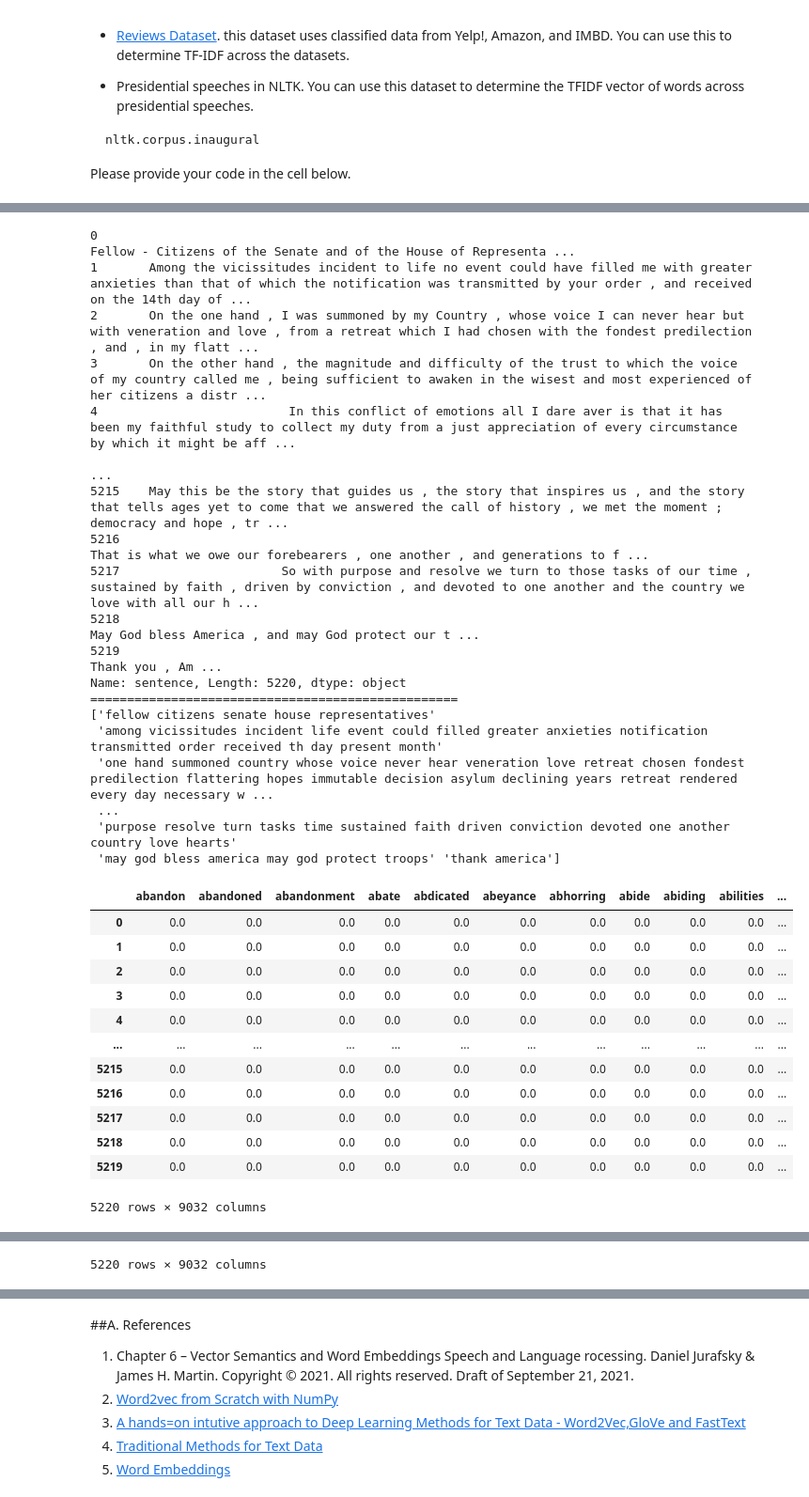
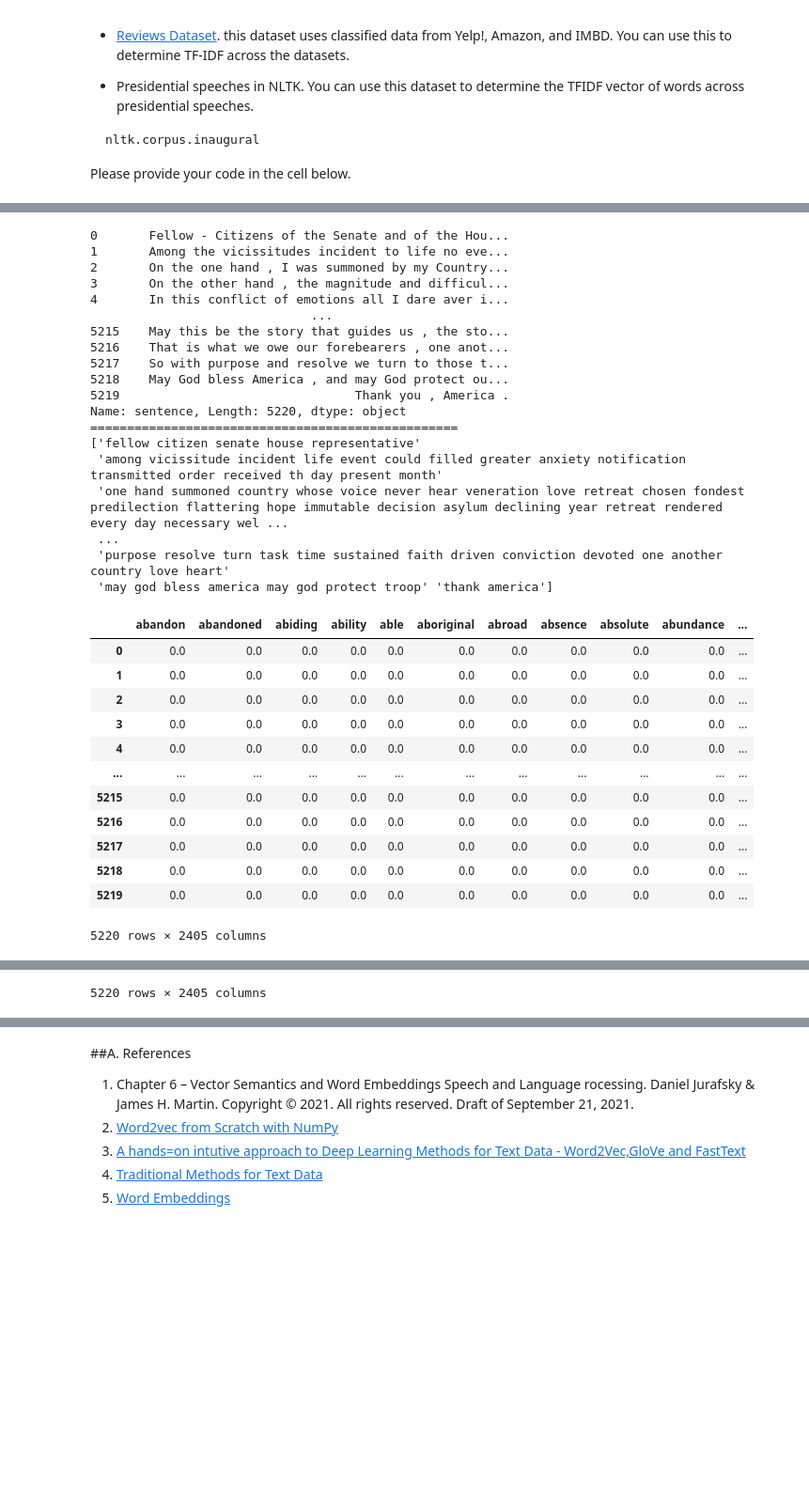
Before and after one commit to anoted/Assignment-3, a Jupyter notebook: scripts/Part I.ipynb, the cells around one changed output, grey strips where cells are left out. Shown at 94% size. Drawn from its saved outputs; the diff is of its cells as text; code cells hidden in the pictures; blank space fills up the shorter version.

Commit message:
TF IDF - lemmatized

```diff
--- a/scripts/Part I.ipynb
+++ b/scripts/Part I.ipynb
@@ -553,9 +553,12 @@ import string                              # for string operations
 
 nltk.download('stopwords')                 # package for stop words
 nltk.download('inaugural')                 # package for stop words
+nltk.download('punkt')
+nltk.download('wordnet')
 from nltk.corpus import stopwords          # module for stop words that come with NLTK
 from nltk.corpus import inaugural              # this is the corpus you use for this exercise.
 from nltk.stem import PorterStemmer        # module for stemming
+from nltk.stem import WordNetLemmatizer
 from sklearn.feature_extraction.text import CountVectorizer
 from sklearn.feature_extraction.text import TfidfVectorizer
 from sklearn.feature_extraction.text import TfidfTransformer
@@ -580,6 +583,7 @@ inaugural_df.head()
 #Step 1. Pre-Processing the Brown Corpus Text
 wpt = nltk.WordPunctTokenizer()
 stop_words = nltk.corpus.stopwords.words('english')
+lemmatizer = WordNetLemmatizer()
 
 def normalize_document(doc):
     # lower case and remove special characters\whitespaces
@@ -590,8 +594,9 @@ def normalize_document(doc):
     tokens = wpt.tokenize(doc)
     # filter stopwords out of document
     filtered_tokens = [token for token in tokens if token not in stop_words]
+    lemmatized_tokens = [lemmatizer.lemmatize(word) for word in filtered_tokens]
     # re-create document from filtered tokens
-    doc = ' '.join(filtered_tokens)
+    doc = ' '.join(lemmatized_tokens) #filtered_tokens
     return doc
 
 normalize_corpus = np.vectorize(normalize_document)
@@ -604,7 +609,8 @@ print(norm_corpus)
 
 # Step: 2 - TF-IDF
 ######################### Using Tfidftransformer #########################
-cv = CountVectorizer(min_df=0., max_df=1.)
+cv = CountVectorizer(min_df=5,
+                     max_df=0.95)
 cv_matrix = cv.fit_transform(norm_corpus)
 cv_matrix
 
@@ -621,8 +627,8 @@ display(tt_df)
 
 
 ######################### Using Tfidfvectorizer #########################
-tv = TfidfVectorizer(min_df=0.,
-                     max_df=1.,
+tv = TfidfVectorizer(min_df=5,
+                     max_df=0.95,
                      norm='l2',
                      use_idf=True,
                      smooth_idf=True)
@@ -633,8 +639,9 @@ vocab = tv.get_feature_names_out()
 tv_df  = pd.DataFrame(np.round(tv_matrix, 2), columns=vocab)
 display(tv_df)
 
-tv_df.ne(0).idxmax()
-
+#tv_df.ne(0)#.idxmax()
+#cosine = lambda v1, v2: np.dot(v1, v2) / (np.linalg.norm(v1) * np.linalg.norm(v2))
+#print(cosine(tv_df['people'], tv_df['man']))
 
 ### END CODE HERE ###
 # %% [output]
@@ -645,23 +656,23 @@ tv_df.ne(0).idxmax()
-0                                                                                                                                         Fellow - Citizens of the Senate and of the House of Representa ...
-1       Among the vicissitudes incident to life no event could have filled me with greater anxieties than that of which the notification was transmitted by your order , and received on the 14th day of ...
-2       On the one hand , I was summoned by my Country , whose voice I can never hear but with veneration and love , from a retreat which I had chosen with the fondest predilection , and , in my flatt ...
-3       On the other hand , the magnitude and difficulty of the trust to which the voice of my country called me , being sufficient to awaken in the wisest and most experienced of her citizens a distr ...
-4                          In this conflict of emotions all I dare aver is that it has been my faithful study to collect my duty from a just appreciation of every circumstance by which it might be aff ...
-                                                                                                         ...
-5215    May this be the story that guides us , the story that inspires us , and the story that tells ages yet to come that we answered the call of history , we met the moment ; democracy and hope , tr ...
-5216                                                                                                                            That is what we owe our forebearers , one another , and generations to f ...
-5217                      So with purpose and resolve we turn to those tasks of our time , sustained by faith , driven by conviction , and devoted to one another and the country we love with all our h ...
-5218                                                                                                                                                   May God bless America , and may God protect our t ...
-5219                                                                                                                                                                                      Thank you , Am ...
+0       Fellow - Citizens of the Senate and of the Hou...
+1       Among the vicissitudes incident to life no eve...
+2       On the one hand , I was summoned by my Country...
+3       On the other hand , the magnitude and difficul...
+4       In this conflict of emotions all I dare aver i...
+                              ...
+5215    May this be the story that guides us , the sto...
+5216    That is what we owe our forebearers , one anot...
+5217    So with purpose and resolve we turn to those t...
+5218    May God bless America , and may God protect ou...
+5219                                Thank you , America .
 Name: sentence, Length: 5220, dtype: object
 ==================================================
-['fellow citizens senate house representatives'
- 'among vicissitudes incident life event could filled greater anxieties notification transmitted order received th day present month'
- 'one hand summoned country whose voice never hear veneration love retreat chosen fondest predilection flattering hopes immutable decision asylum declining years retreat rendered every day necessary w ...
+['fellow citizen senate house representative'
+ 'among vicissitude incident life event could filled greater anxiety notification transmitted order received th day present month'
+ 'one hand summoned country whose voice never hear veneration love retreat chosen fondest predilection flattering hope immutable decision asylum declining year retreat rendered every day necessary wel ...
  ...
- 'purpose resolve turn tasks time sustained faith driven conviction devoted one another country love hearts'
- 'may god bless america may god protect troops' 'thank america']
+ 'purpose resolve turn task time sustained faith driven conviction devoted one another country love heart'
+ 'may god bless america may god protect troop' 'thank america']
-|  | abandon | abandoned | abandonment | abate | abdicated | abeyance | abhorring | abide | abiding | abilities | ... |
+|  | abandon | abandoned | abiding | ability | able | aboriginal | abroad | absence | absolute | abundance | ... |
 | 0 | 0.0 | 0.0 | 0.0 | 0.0 | 0.0 | 0.0 | 0.0 | 0.0 | 0.0 | 0.0 | ... |
 | 1 | 0.0 | 0.0 | 0.0 | 0.0 | 0.0 | 0.0 | 0.0 | 0.0 | 0.0 | 0.0 | ... |
 | 2 | 0.0 | 0.0 | 0.0 | 0.0 | 0.0 | 0.0 | 0.0 | 0.0 | 0.0 | 0.0 | ... |
@@ -673,4 +684,4 @@ Name: sentence, Length: 5220, dtype: object
 | 5217 | 0.0 | 0.0 | 0.0 | 0.0 | 0.0 | 0.0 | 0.0 | 0.0 | 0.0 | 0.0 | ... |
 | 5218 | 0.0 | 0.0 | 0.0 | 0.0 | 0.0 | 0.0 | 0.0 | 0.0 | 0.0 | 0.0 | ... |
 | 5219 | 0.0 | 0.0 | 0.0 | 0.0 | 0.0 | 0.0 | 0.0 | 0.0 | 0.0 | 0.0 | ... |
-5220 rows × 9032 columns
+5220 rows × 2405 columns
@@ -686,4 +697,4 @@ Name: sentence, Length: 5220, dtype: object
 | 5217 | 0.0 | 0.0 | 0.0 | 0.0 | 0.0 | 0.0 | 0.0 | 0.0 | 0.0 | 0.0 | ... |
 | 5218 | 0.0 | 0.0 | 0.0 | 0.0 | 0.0 | 0.0 | 0.0 | 0.0 | 0.0 | 0.0 | ... |
 | 5219 | 0.0 | 0.0 | 0.0 | 0.0 | 0.0 | 0.0 | 0.0 | 0.0 | 0.0 | 0.0 | ... |
-5220 rows × 9032 columns
+5220 rows × 2405 columns
```
Also changed, not shown: parts of 1 cell of this notebook.
